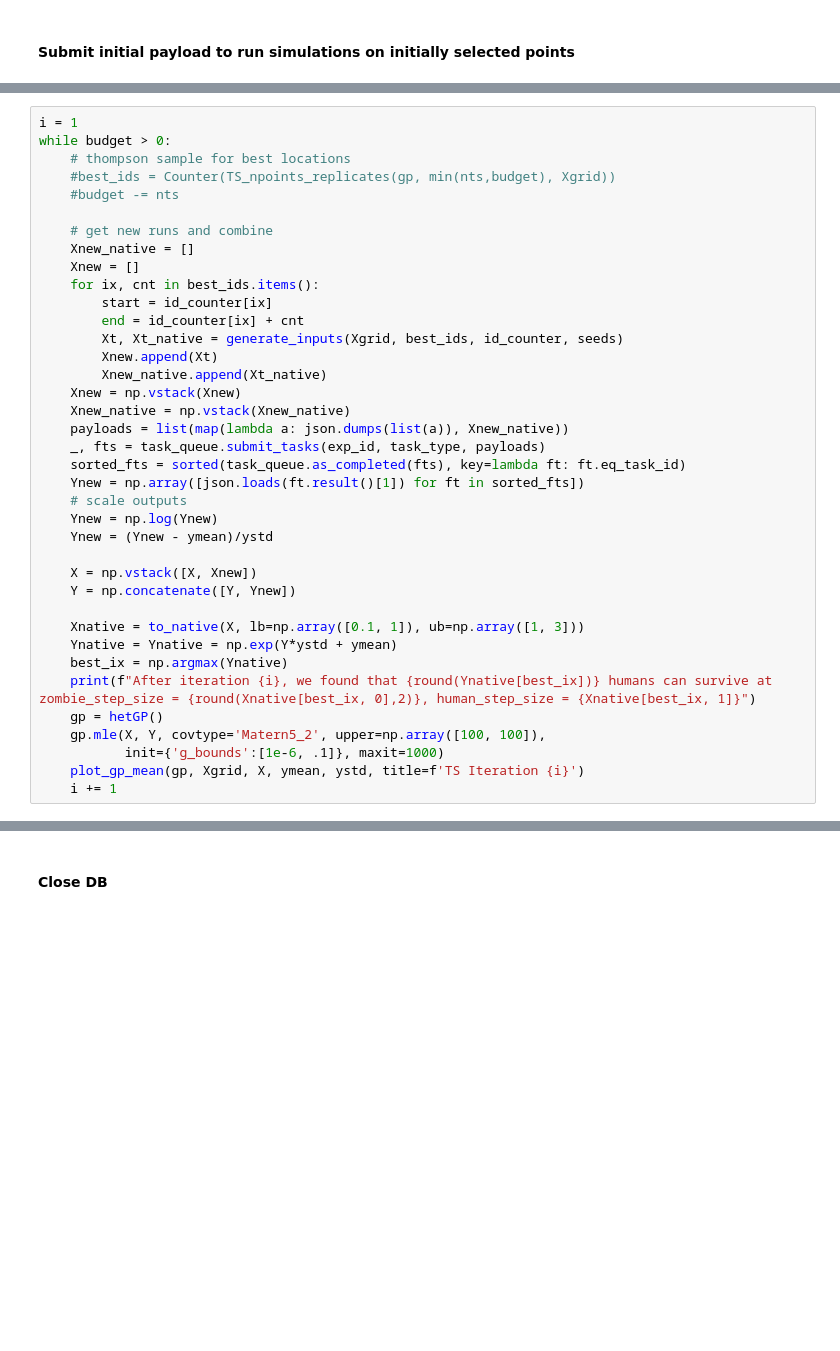
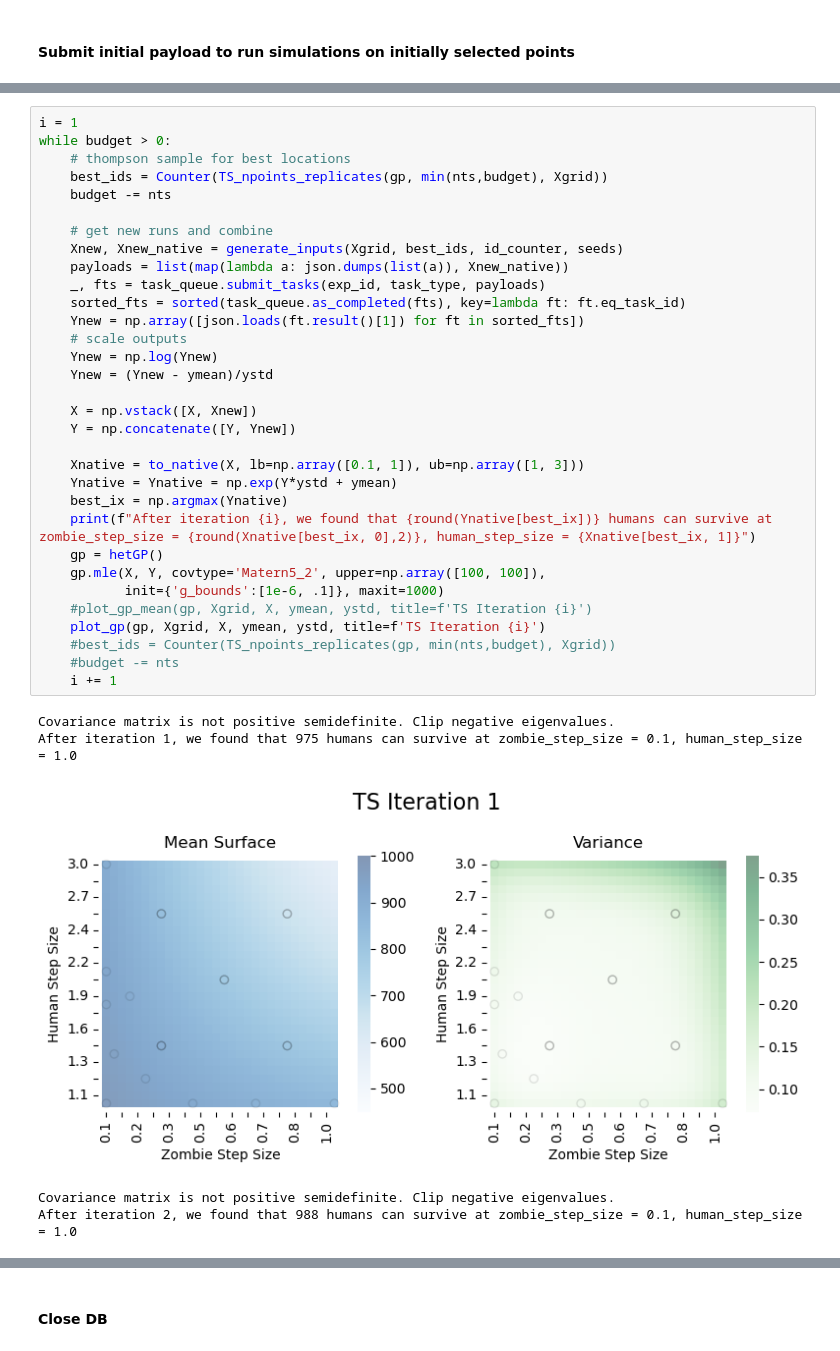
Before and after one commit to emews/emews_tutorial_BO, a Jupyter notebook: python/zombiesBO.ipynb, the cells around one changed output, grey strips where cells are left out. Cells and saved outputs as stored; diff of their text form; blank space fills up the shorter version.

```diff
--- a/python/zombiesBO.ipynb
+++ b/python/zombiesBO.ipynb
@@ -127,38 +134,38 @@ print(time.time() - t0)
 # %%
 i = 1
 while budget > 0:
     # thompson sample for best locations
-    #best_ids = Counter(TS_npoints_replicates(gp, min(nts,budget), Xgrid))
-    #budget -= nts
+    best_ids = Counter(TS_npoints_replicates(gp, min(nts,budget), Xgrid))
+    budget -= nts
 
     # get new runs and combine
-    Xnew_native = []
-    Xnew = []
-    for ix, cnt in best_ids.items():
-        start = id_counter[ix]
-        end = id_counter[ix] + cnt
-        Xt, Xt_native = generate_inputs(Xgrid, best_ids, id_counter, seeds)
-        Xnew.append(Xt)
-        Xnew_native.append(Xt_native)
-    Xnew = np.vstack(Xnew)
-    Xnew_native = np.vstack(Xnew_native)
+    Xnew, Xnew_native = generate_inputs(Xgrid, best_ids, id_counter, seeds)
     payloads = list(map(lambda a: json.dumps(list(a)), Xnew_native))
     _, fts = task_queue.submit_tasks(exp_id, task_type, payloads)
     sorted_fts = sorted(task_queue.as_completed(fts), key=lambda ft: ft.eq_task_id)
     Ynew = np.array([json.loads(ft.result()[1]) for ft in sorted_fts])
     # scale outputs
     Ynew = np.log(Ynew)
     Ynew = (Ynew - ymean)/ystd
 
     X = np.vstack([X, Xnew])
     Y = np.concatenate([Y, Ynew])
 
     Xnative = to_native(X, lb=np.array([0.1, 1]), ub=np.array([1, 3]))
     Ynative = Ynative = np.exp(Y*ystd + ymean)
     best_ix = np.argmax(Ynative)
     print(f"After iteration {i}, we found that {round(Ynative[best_ix])} humans can survive at zombie_step_size = {round(Xnative[best_ix, 0],2)}, human_step_size = {Xnative[best_ix, 1]}")
     gp = hetGP()
     gp.mle(X, Y, covtype='Matern5_2', upper=np.array([100, 100]),
            init={'g_bounds':[1e-6, .1]}, maxit=1000)
-    plot_gp_mean(gp, Xgrid, X, ymean, ystd, title=f'TS Iteration {i}')
+    #plot_gp_mean(gp, Xgrid, X, ymean, ystd, title=f'TS Iteration {i}')
+    plot_gp(gp, Xgrid, X, ymean, ystd, title=f'TS Iteration {i}')
+    #best_ids = Counter(TS_npoints_replicates(gp, min(nts,budget), Xgrid))
+    #budget -= nts
     i += 1
+# %% [output]
+Covariance matrix is not positive semidefinite. Clip negative eigenvalues.
+After iteration 1, we found that 975 humans can survive at zombie_step_size = 0.1, human_step_size = 1.0
+[figure, added]
+Covariance matrix is not positive semidefinite. Clip negative eigenvalues.
+After iteration 2, we found that 988 humans can survive at zombie_step_size = 0.1, human_step_size = 1.0
```
Also changed, not shown: parts of 14 cells of this notebook, 1 other file.
